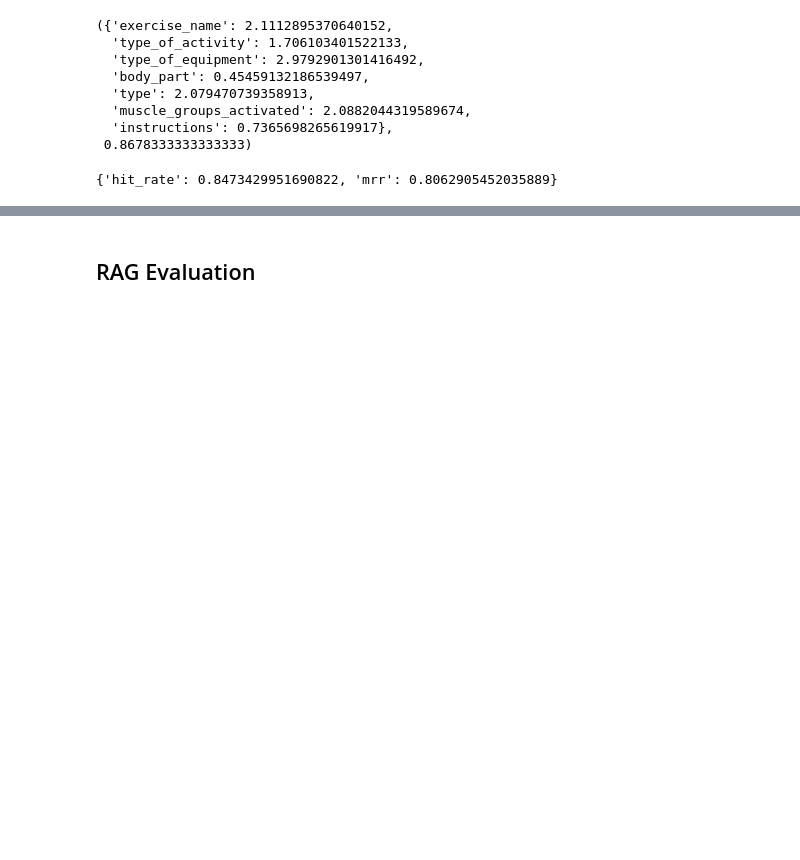
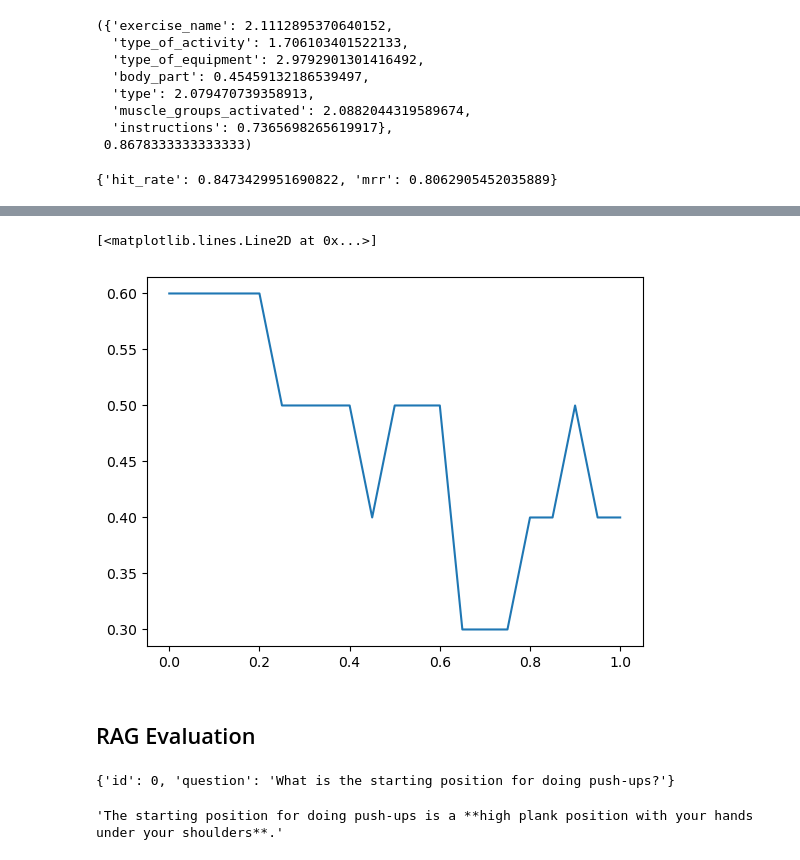
Before and after one commit to codeflamer/RAG-FITNESS-ASSISTANT, a Jupyter notebook: Fitness_Assistant.ipynb, the cells around one changed output, grey strips where cells are left out. Cells and saved outputs as stored; diff of their text form; code cells hidden in the pictures; blank space fills up the shorter version.

```diff
--- a/Fitness_Assistant.ipynb
+++ b/Fitness_Assistant.ipynb
@@ -335,0 +344,4 @@ evaluate(ground_truth, lambda q: minsearch_improved(q['question']))
+# %%
+y_pred = np.array([random.uniform(0,1) for i in range(10)])
+# %%
+churn_decision = y_pred >= 0.5
@@ -335,0 +352,9 @@ evaluate(ground_truth, lambda q: minsearch_improved(q['question']))
+# %%
+thresholds = np.linspace(0,1,21)
+# %%
+scores = []
+
+for t in thresholds:
+    churn_decision = y_pred >= t
+    score = (churn_decision == y_true).mean()
+    scores.append(score)
@@ -336,2 +383,7 @@ evaluate(ground_truth, lambda q: minsearch_improved(q['question']))
+# %%
+plt.plot(thresholds,scores)
+# %% [output]
+[<matplotlib.lines.Line2D at 0x...>]
+[figure, added]
 # %% [markdown]
 ## RAG Evaluation
@@ -337,0 +410,4 @@ evaluate(ground_truth, lambda q: minsearch_improved(q['question']))
+# %%
+ground_truth[0]["question"]
+# %% [output]
+{'id': 0, 'question': 'What is the starting position for doing push-ups?'}
@@ -337,0 +416,4 @@ evaluate(ground_truth, lambda q: minsearch_improved(q['question']))
+# %%
+answer_llm
+# %% [output]
+'The starting position for doing push-ups is a **high plank position with your hands under your shoulders**.'
```
Also changed, not shown: parts of 19 cells of this notebook, 16 other files.
